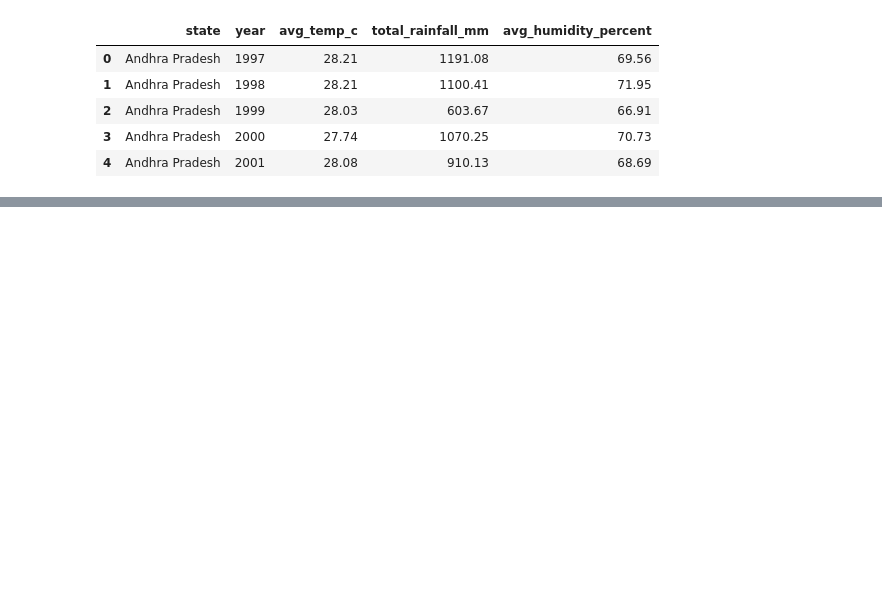
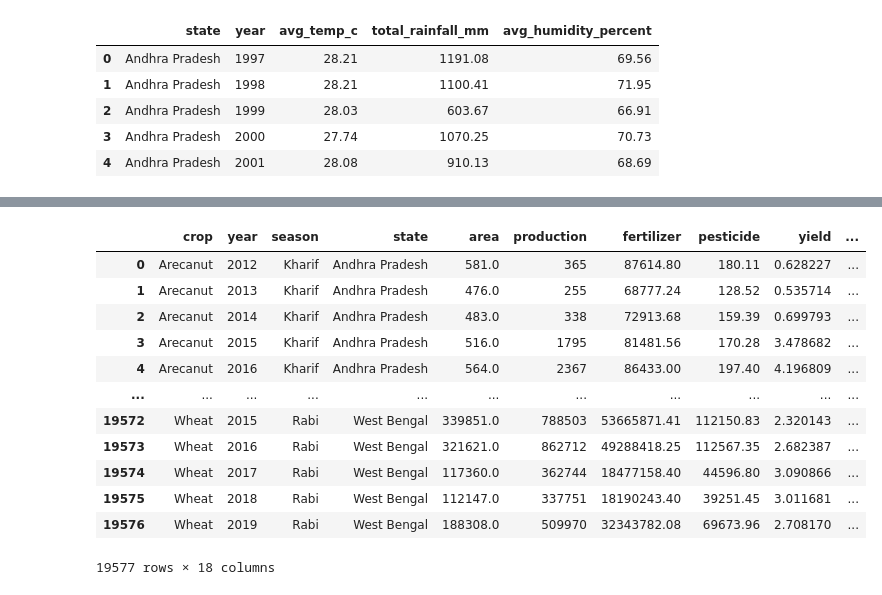
Before and after one commit to Chandru82582/Chandru_Sivakumar_AI_Crop_Advisory, a Jupyter notebook: dataAnalysis/CropData.ipynb, the cells around one changed output, grey strips where cells are left out. Saved outputs shown, nothing was run; the diff lists cells and outputs as text; code cells hidden in the pictures; blank space fills up the shorter version.

```diff
--- a/dataAnalysis/CropData.ipynb
+++ b/dataAnalysis/CropData.ipynb
@@ -54,0 +191,25 @@ df_weather.head()
+# %%
+# Recompute rather than trust the supplied column
+y["yield"] = y["production"] / y["area"]
+
+# Fertilizer and pesticide are farm totals and mostly encode farm size,
+# so per-hectare values are the comparable ones
+y["fertilizer_per_ha"] = y["fertilizer"] / y["area"]
+y["pesticide_per_ha"] = y["pesticide"] / y["area"]
+# %%
+soil: pd.DataFrame = df_soil.copy()
+weather: pd.DataFrame = df_weather.copy()
+
+# Same normalisation as the yield table, otherwise joins silently miss
+soil["state"] = norm_text(soil["state"])
+weather["state"] = norm_text(weather["state"])
+
+# Join keys must be unique on the lookup side
+assert not soil["state"].duplicated().any(), "duplicate states in soil"
+assert not weather.duplicated(["state", "year"]).any(), "duplicate state-year in weather"
+
+# Every state in the yield table must exist in both lookups
+miss_soil = set(y["state"]) - set(soil["state"])
+miss_wx = set(y["state"]) - set(weather["state"])
+assert not miss_soil, f"states missing from soil: {sorted(miss_soil)}"
+assert not miss_wx, f"states missing from weather: {sorted(miss_wx)}"
@@ -54,0 +232,28 @@ df_weather.head()
+# %%
+feat: list[str] = ["N", "P", "K", "pH", "avg_temp_c","total_rainfall_mm", "avg_humidity_percent"]
+
+df: pd.DataFrame = (
+    # weather is one row per state-year; validate stops row multiplication
+    y.merge(weather, on=["state", "year"], how="left", validate="m:1")
+    # soil is one row per state
+     .merge(soil, on="state", how="left", validate="m:1")
+)
+
+# Left joins leave NaN wherever a key had no match
+assert df[feat].notna().all().all(), "some rows have no soil or weather match"
+# %%
+df
+# %% [output]
+|  | crop | year | season | state | area | production | fertilizer | pesticide | yield | ... |
+| 0 | Arecanut | 2012 | Kharif | Andhra Pradesh | 581.0 | 365 | 87614.80 | 180.11 | 0.628227 | ... |
+| 1 | Arecanut | 2013 | Kharif | Andhra Pradesh | 476.0 | 255 | 68777.24 | 128.52 | 0.535714 | ... |
+| 2 | Arecanut | 2014 | Kharif | Andhra Pradesh | 483.0 | 338 | 72913.68 | 159.39 | 0.699793 | ... |
+| 3 | Arecanut | 2015 | Kharif | Andhra Pradesh | 516.0 | 1795 | 81481.56 | 170.28 | 3.478682 | ... |
+| 4 | Arecanut | 2016 | Kharif | Andhra Pradesh | 564.0 | 2367 | 86433.00 | 197.40 | 4.196809 | ... |
+| ... | ... | ... | ... | ... | ... | ... | ... | ... | ... | ... |
+| 19572 | Wheat | 2015 | Rabi | West Bengal | 339851.0 | 788503 | 53665871.41 | 112150.83 | 2.320143 | ... |
+| 19573 | Wheat | 2016 | Rabi | West Bengal | 321621.0 | 862712 | 49288418.25 | 112567.35 | 2.682387 | ... |
+| 19574 | Wheat | 2017 | Rabi | West Bengal | 117360.0 | 362744 | 18477158.40 | 44596.80 | 3.090866 | ... |
+| 19575 | Wheat | 2018 | Rabi | West Bengal | 112147.0 | 337751 | 18190243.40 | 39251.45 | 3.011681 | ... |
+| 19576 | Wheat | 2019 | Rabi | West Bengal | 188308.0 | 509970 | 32343782.08 | 69673.96 | 2.708170 | ... |
+19577 rows × 18 columns
```
Also changed, not shown: parts of 40 cells of this notebook, 9 other files.
